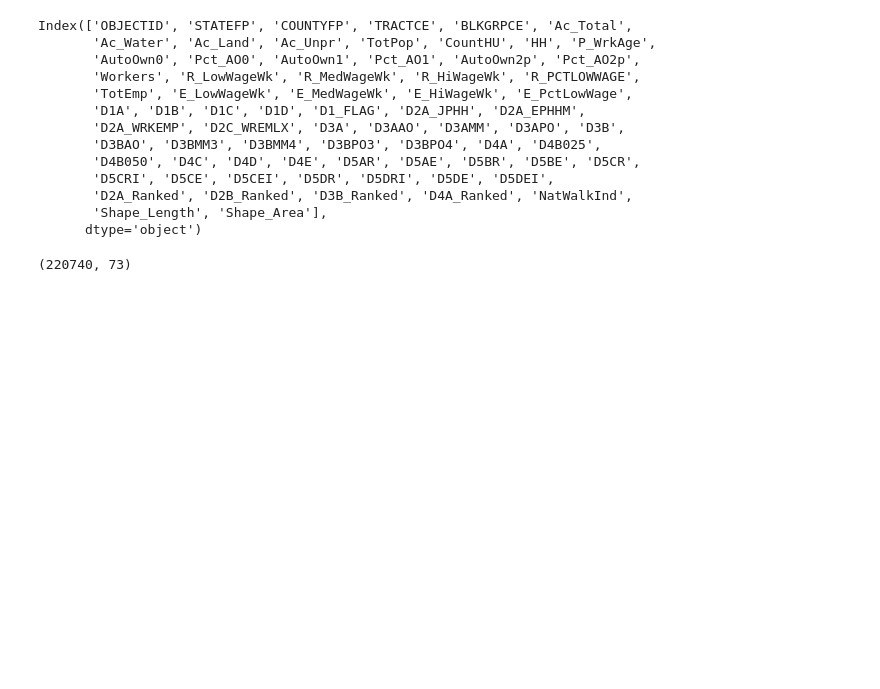
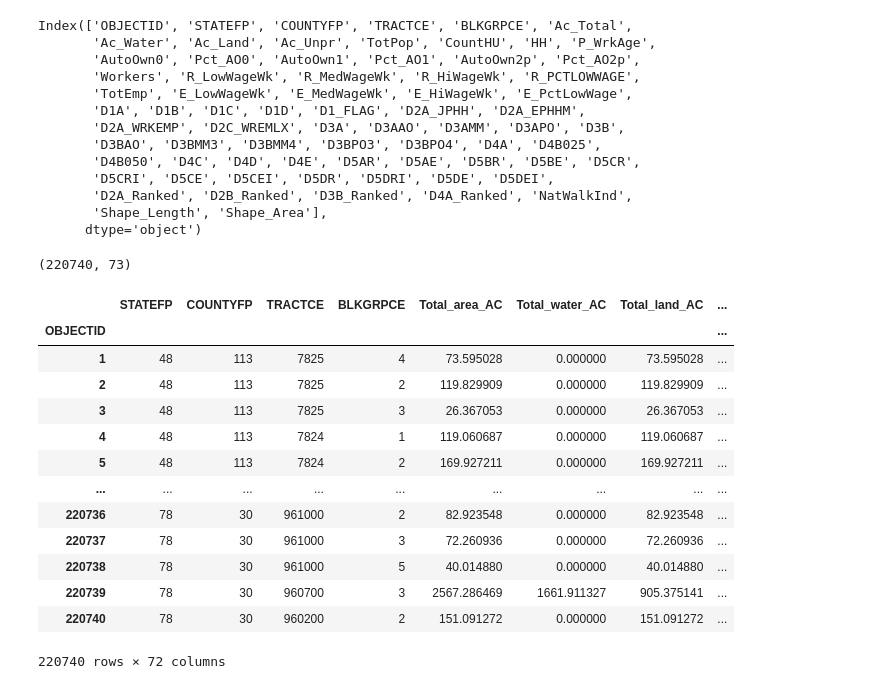
Before and after one commit to Quinnj06/APDataFinal, a Jupyter notebook: EPA_DataCleaning.ipynb, the cells around one changed output. Cells and saved outputs as stored; diff of their text form; code cells hidden in the pictures; blank space fills up the shorter version.

Commit message:
Renamed Columns

```diff
--- a/EPA_DataCleaning.ipynb
+++ b/EPA_DataCleaning.ipynb
@@ -274,4 +274,4 @@ display(df)
 | 220739 | 220740 | 7.803100e+11 | 7.803100e+11 | 78 | 30 | 960200 | 2 | NaN | NaN | NaN | ... | ... |
 220740 rows × 117 columns
 # %%
-df.set_index("OBJECTID")
+df.set_index("OBJECTID", inplace= True)
@@ -398,3 +386,26 @@ Index(['OBJECTID', 'STATEFP', 'COUNTYFP', 'TRACTCE', 'BLKGRPCE', 'Ac_Total',
 df.shape
 # %% [output]
 (220740, 73)
+# %%
+#rename
+df.rename(columns={
+    'Ac_Total' : 'Total_area_AC',
+    'Ac_Water' : 'Total_water_AC',
+    'Ac_Land' : 'Total_land_AC',
+    'Ac_Unpr' : 'Total_unprotected_land_AC'},inplace = True)
+display(df)
+# %% [output]
+|  | STATEFP | COUNTYFP | TRACTCE | BLKGRPCE | Total_area_AC | Total_water_AC | Total_land_AC | ... |
+| OBJECTID |  |  |  |  |  |  |  | ... |
+| 1 | 48 | 113 | 7825 | 4 | 73.595028 | 0.000000 | 73.595028 | ... |
+| 2 | 48 | 113 | 7825 | 2 | 119.829909 | 0.000000 | 119.829909 | ... |
+| 3 | 48 | 113 | 7825 | 3 | 26.367053 | 0.000000 | 26.367053 | ... |
+| 4 | 48 | 113 | 7824 | 1 | 119.060687 | 0.000000 | 119.060687 | ... |
+| 5 | 48 | 113 | 7824 | 2 | 169.927211 | 0.000000 | 169.927211 | ... |
+| ... | ... | ... | ... | ... | ... | ... | ... | ... |
+| 220736 | 78 | 30 | 961000 | 2 | 82.923548 | 0.000000 | 82.923548 | ... |
+| 220737 | 78 | 30 | 961000 | 3 | 72.260936 | 0.000000 | 72.260936 | ... |
+| 220738 | 78 | 30 | 961000 | 5 | 40.014880 | 0.000000 | 40.014880 | ... |
+| 220739 | 78 | 30 | 960700 | 3 | 2567.286469 | 1661.911327 | 905.375141 | ... |
+| 220740 | 78 | 30 | 960200 | 2 | 151.091272 | 0.000000 | 151.091272 | ... |
+220740 rows × 72 columns
```
Also changed, not shown: parts of 7 cells of this notebook.
